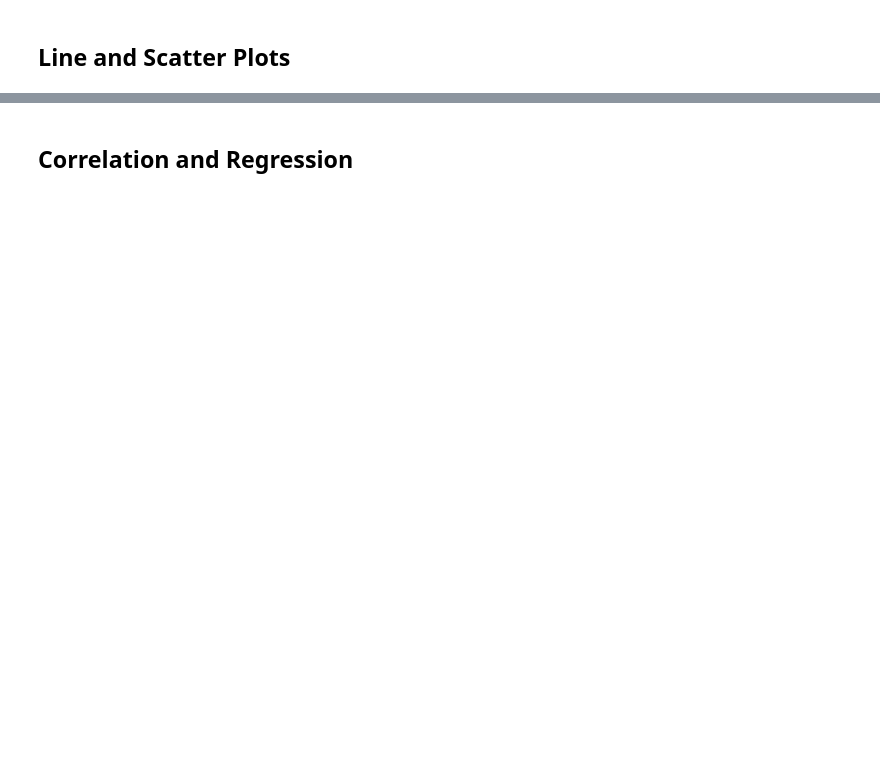
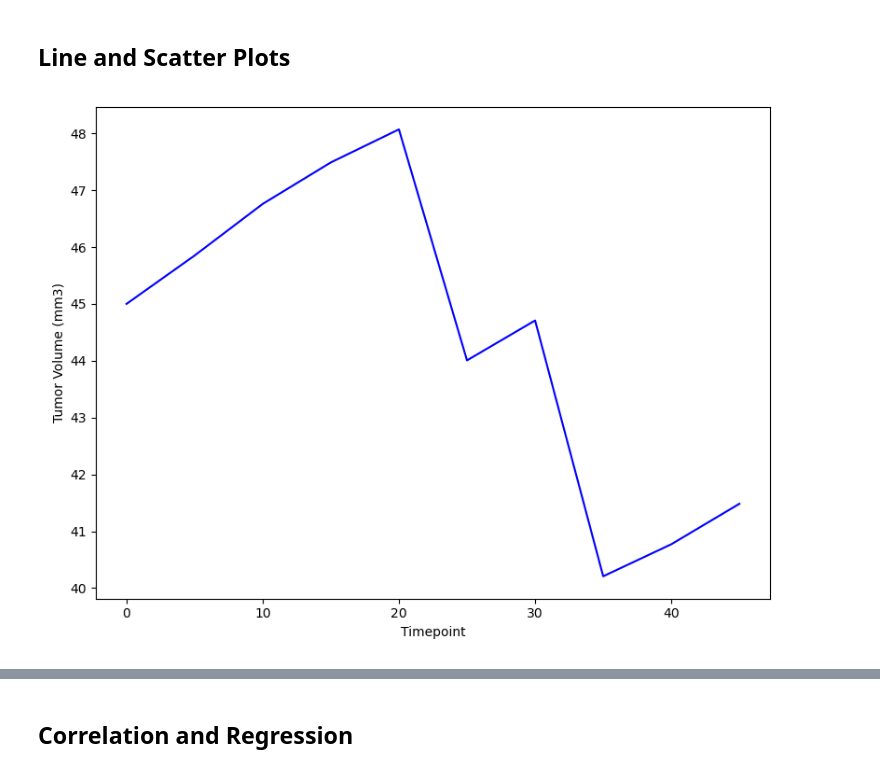
Before and after one commit to wrobertson90/Data_Visualization_challenge, a Jupyter notebook: Pymaceuticals/pymaceuticals.ipynb, the cells around one changed output, grey strips where cells are left out. Cells and saved outputs as stored; diff of their text form; code cells hidden in the pictures; blank space fills up the shorter version.

```diff
--- a/Pymaceuticals/pymaceuticals.ipynb
+++ b/Pymaceuticals/pymaceuticals.ipynb
@@ -237,3 +293,17 @@ plt.tight_layout()
 ## Line and Scatter Plots
 # %%
 # Generate a line plot of tumor volume vs. time point for a single mouse treated with Capomulin
+capo_mouse=cleaned_mouse[(cleaned_mouse["Drug Regimen"]== "Capomulin")]
+capo_mouse_data=cleaned_mouse[cleaned_mouse["Mouse ID"]=="l509"]
+plt.figure(figsize=(8, 6))
+plt.plot(
+    capo_mouse_data["Timepoint"],
+    capo_mouse_data["Tumor Volume (mm3)"],
+    linestyle="-", color="blue"
+)
+
+plt.xlabel("Timepoint(days)")
+plt.ylabel("Tumor Volume (mm3)")
+plt.tight_layout()
+# %% [output]
+[figure, added]
```
Also changed, not shown: parts of 16 cells of this notebook, 1 other file.
